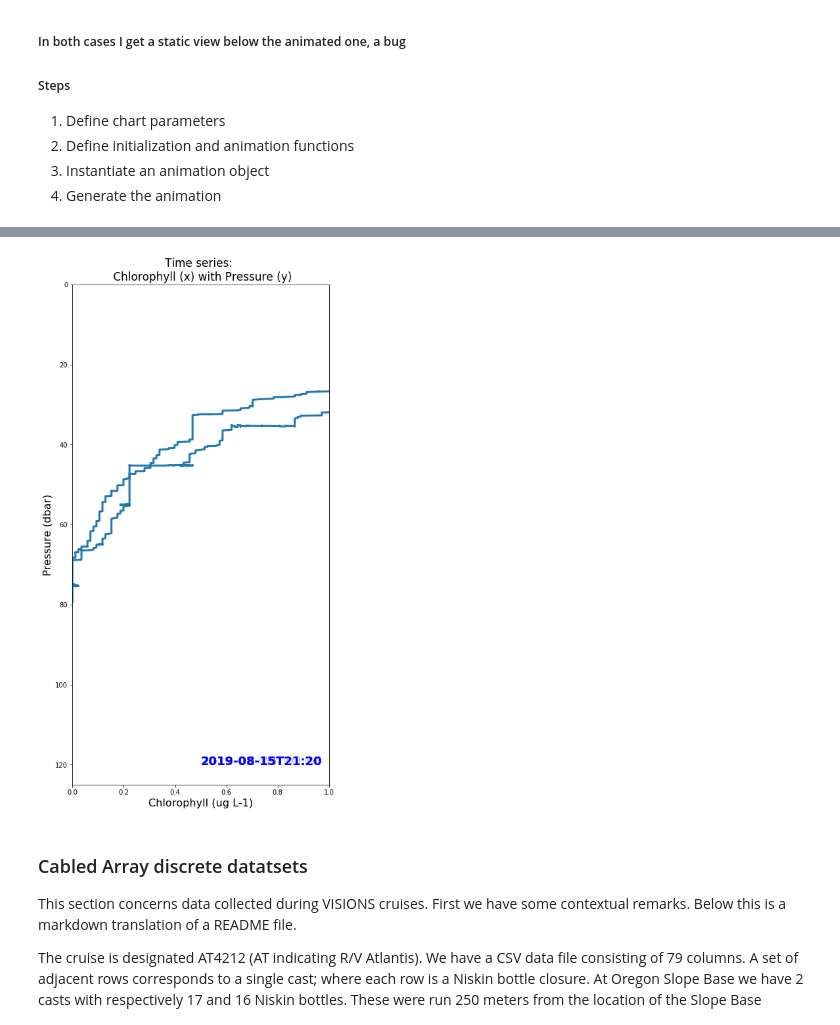
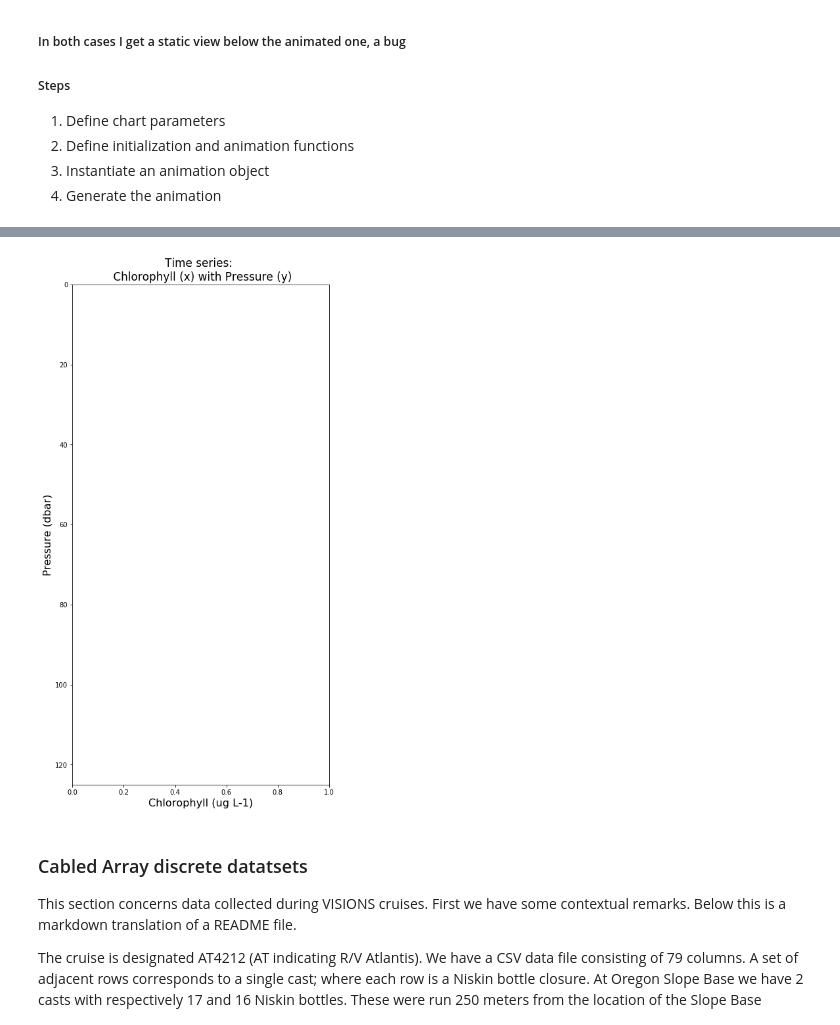
Before and after one commit to robfatland/chlorophyll, a Jupyter notebook: chlorophyll.ipynb, the cells around one changed output, grey strips where cells are left out. Drawn from its saved outputs; the diff is of its cells as text; code cells hidden in the pictures.

```diff
--- a/chlorophyll.ipynb
+++ b/chlorophyll.ipynb
@@ -1010,12 +1058,13 @@ def animate(i):
 
     return (line,)
 
-# 3. Instantiate an animation object
-anim = animation.FuncAnimation(fig, animate, init_func=init, frames=15*9, interval=100, blit=True)
+if doShallowProfilerChlorophyllCharts:
+    # 3. Instantiate an animation object
+    anim = animation.FuncAnimation(fig, animate, init_func=init, frames=15*9, interval=100, blit=True)
 
-# 4. Generate the animated video result
-# simple animation, basic controls
-HTML(anim.to_html5_video())
-# second version: various playback controls:
-# HTML(anim.to_jshtml())
+    # 4. Generate the animated video result
+    # simple animation, basic controls
+    HTML(anim.to_html5_video())
+    # second version: various playback controls:
+    # HTML(anim.to_jshtml())
 # %% [output]
@@ -1023,4 +1071,4 @@ HTML(anim.to_html5_video())
-[figure, old version]
+[figure, new version]
 # %% [markdown]
 ### Cabled Array discrete datatsets
 
```
Also changed, not shown: parts of 41 cells of this notebook, 3 other files.
